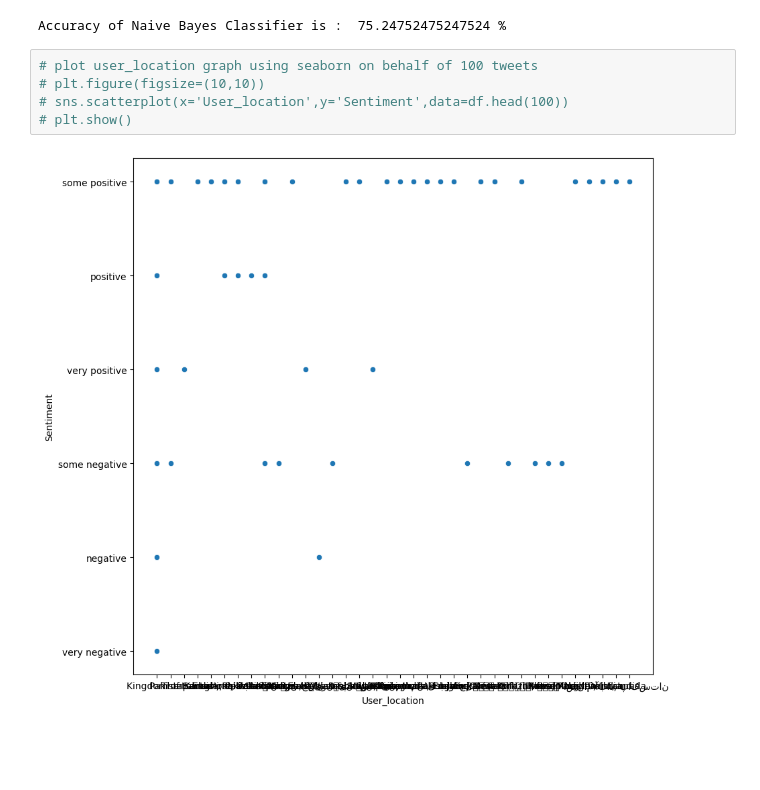
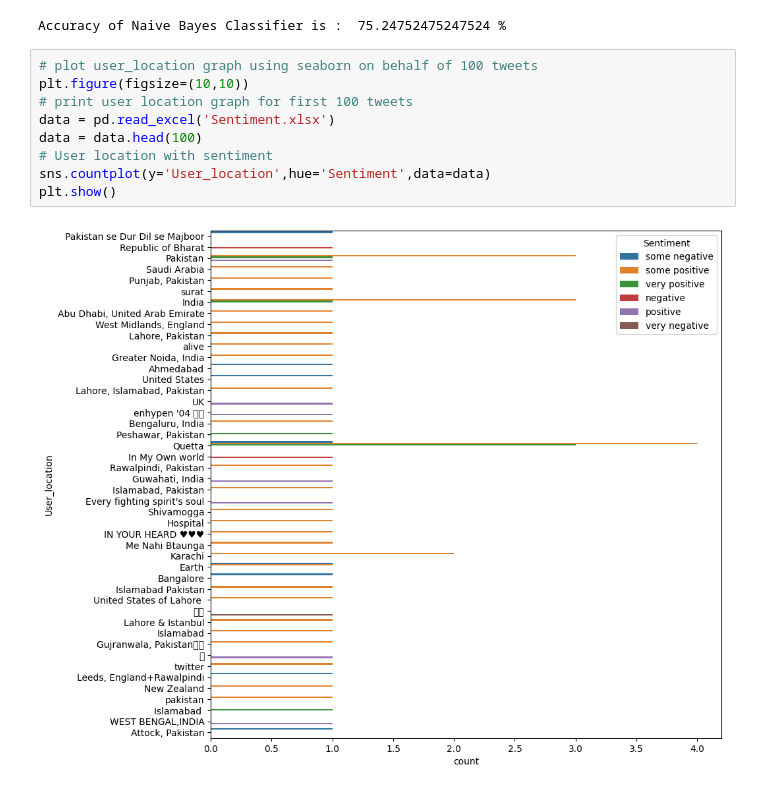
Before and after one commit to hmabubakar313/test_fyp, a Jupyter notebook: sentment_analysis.ipynb, the cells around one changed output. Cells and saved outputs as stored; diff of their text form; blank space fills up the shorter version.

Commit message:
graph according to user location

```diff
--- a/sentment_analysis.ipynb
+++ b/sentment_analysis.ipynb
@@ -246,8 +247,12 @@ print("Accuracy of Naive Bayes Classifier is : ",model.score(x_test, y_test)*100
 Accuracy of Naive Bayes Classifier is :  75.24752475247524 %
 # %%
 # plot user_location graph using seaborn on behalf of 100 tweets
-# plt.figure(figsize=(10,10))
-# sns.scatterplot(x='User_location',y='Sentiment',data=df.head(100))
-# plt.show()
+plt.figure(figsize=(10,10))
+# print user location graph for first 100 tweets
+data = pd.read_excel('Sentiment.xlsx')
+data = data.head(100)
+# User location with sentiment
+sns.countplot(y='User_location',hue='Sentiment',data=data)
+plt.show()
 # %% [output]
-[figure, old version]
+[figure, new version]
```
Also changed, not shown: parts of 14 cells of this notebook.
